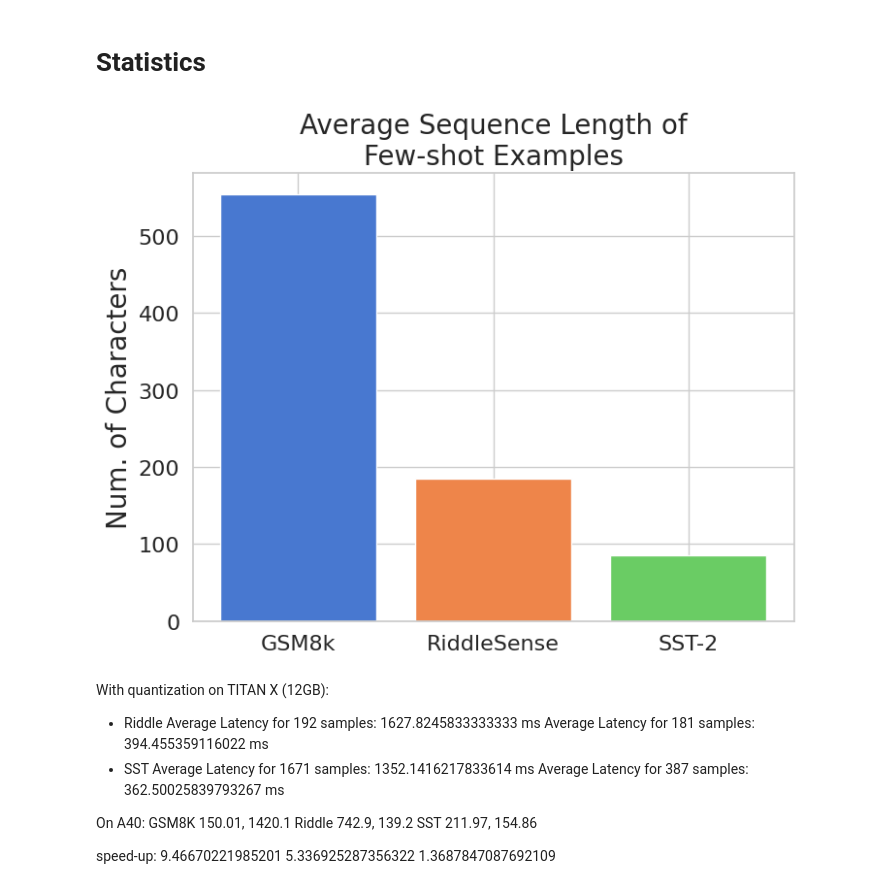
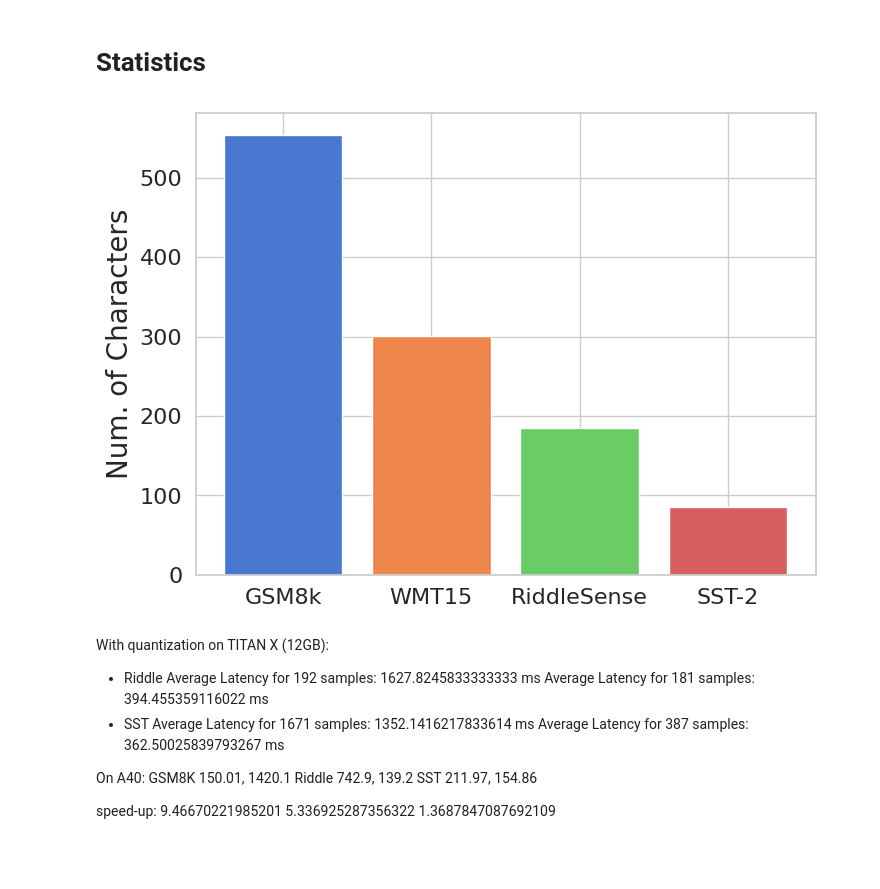
Before and after one commit to runamu/sysproj_icl_cache, a Jupyter notebook: dataset_analysis.ipynb, the cells around one changed output. Saved outputs shown, nothing was run; the diff lists cells and outputs as text; code cells hidden in the pictures; blank space fills up the shorter version.

Commit message:
Compute prompt length and draw plots

```diff
--- a/dataset_analysis.ipynb
+++ b/dataset_analysis.ipynb
@@ -442,29 +442,29 @@ except Exception as e:
 # %%
 import matplotlib.pyplot as plt
 import seaborn as sns
 
 # Apply Seaborn theme
 sns.set_theme(style="whitegrid")
 
 # Data for the bar chart
-categories = ['GSM8k', 'RiddleSense', 'SST-2', ] # 'csqa',
-values = [554.20, 185.10, 85.30] # 184.80,
+categories = ['GSM8k', 'WMT15',  'RiddleSense', 'SST-2', ] # 'csqa',
+values = [554.20, 300.60, 185.10, 85.30] # 184.80,
 
 # Create the bar chart
 plt.figure(figsize=(8, 6))
 plt.bar(categories, values, color=sns.color_palette("muted"))
 
 # Add labels and title
-plt.title('Average Sequence Length of\nFew-shot Examples', fontsize=20)
+# plt.title('Average Sequence Length of\nFew-shot Examples', fontsize=20)
 # plt.xlabel('Categories', fontsize=12)
 plt.ylabel('Num. of Characters', fontsize=20)
 plt.xticks(fontsize=16)
 plt.yticks(fontsize=16)
 
 # Show the plot
 plt.show()
 # %% [output]
-[figure, old version]
+[figure, new version]
 # %% [markdown]
 With quantization on TITAN X (12GB):
 - Riddle
```
Also changed, not shown: parts of 3 cells of this notebook, 1 other file.
